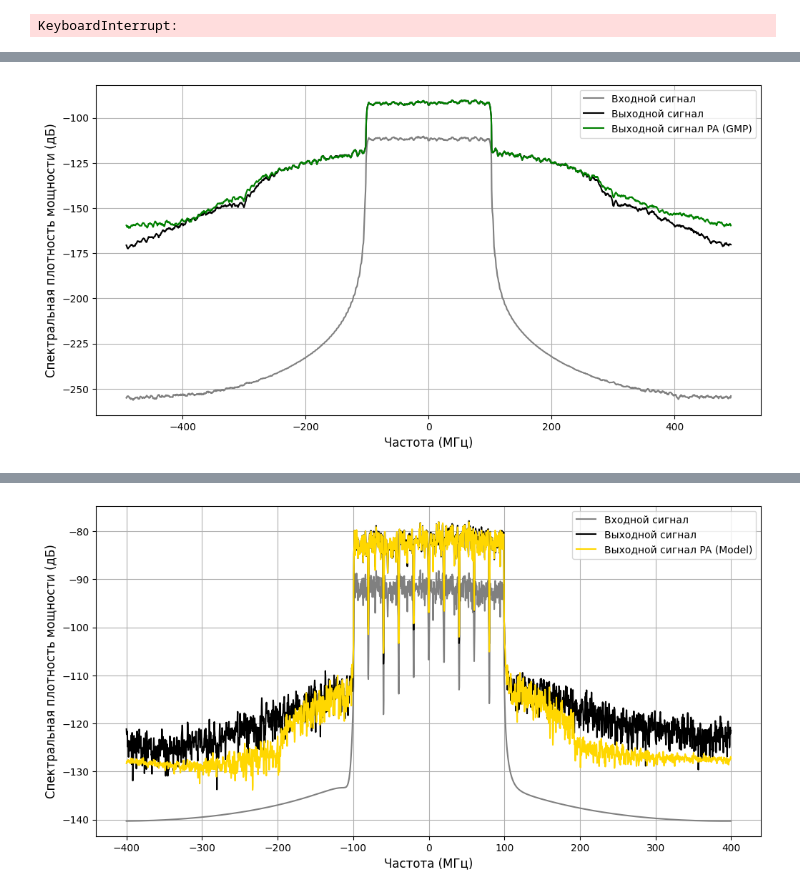
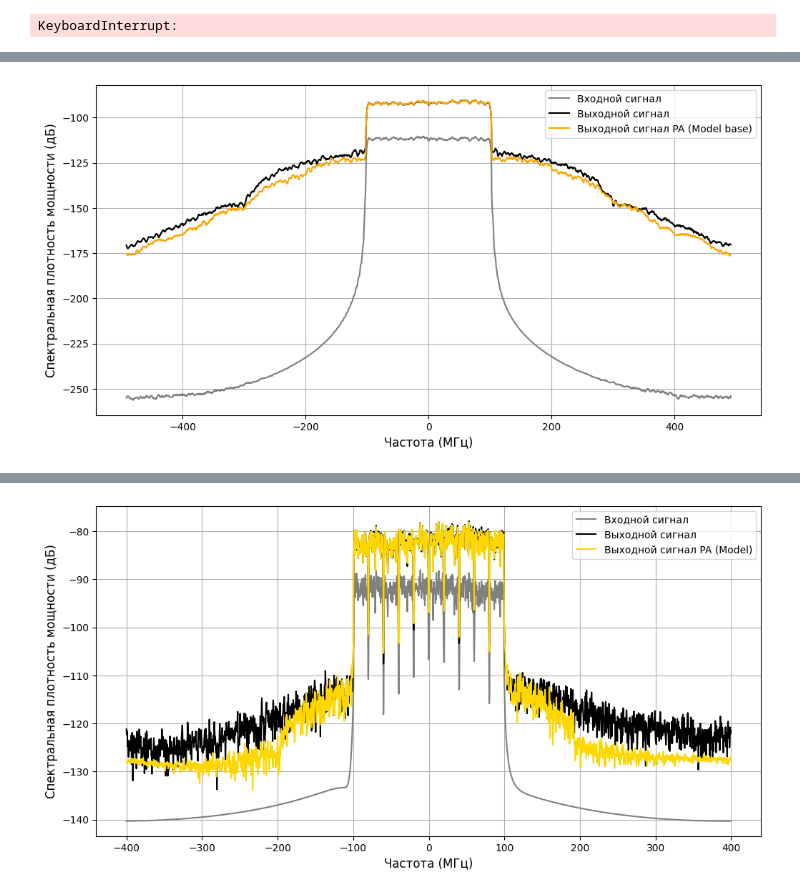
Before and after one commit to pasmornov-m/DPD_Research, a Jupyter notebook: dev_nn_test.ipynb, the cells around one changed output, grey strips where cells are left out. Saved outputs shown, nothing was run; the diff lists cells and outputs as text; code cells hidden in the pictures.

```diff
--- a/dev_nn_test.ipynb
+++ b/dev_nn_test.ipynb
@@ -2294,6 +1333,6 @@ class BiLSTMModel(nn.Module):
 # %%
-frame_length = 64
-batch_size = 128
+frame_length = 32
+batch_size = 256
 batch_size_eval = 1024
 train_size = container.train_input.shape[0]
 
@@ -2399,32 +1562,0 @@ Model NMSE: -35.50
-# %%
-epochs = 25
-lr = 0.001
-config = 'DCCD'
-pa_model_base = SparseLSTM(input_dim=2, hidden_dim=16, output_dim=2, thresh=9, bidirectional=False, config=config, model_name="pa")
-is_load = pa_model_base.load_weights()
-
-total_params = sum(p.numel() for p in pa_model_base.parameters() if p.requires_grad)
-print(f"total_params: {total_params}")
-
-optimizer = torch.optim.AdamW(pa_model_base.parameters(), lr=lr)
-scheduler = torch.optim.lr_scheduler.ReduceLROnPlateau(optimizer, mode='min', factor=0.5, patience=10)
-
-if not is_load:
-    sparse_train(net=pa_model_base,
-            criterion=criterion,
-            optimizer=optimizer,
-            train_loader=pa_train_loader,
-            val_loader=pa_val_loader,
-            n_epochs=epochs,
-            metric_criterion=metric_criterion,
-            scheduler=scheduler,
-            train_size=train_size,
-            warmup_epochs=0)
-    pa_model_base.save_weights()
-
-pa_model_base.evaluate_compression()
-
-utils.freeze_pa_model(pa_model_base)
-y_val_pa_base = learning.net_inference(net=pa_model_base, x=container.val_input, deterministic=True)
-pa_nmse_base = metrics.compute_nmse(y_val_pa_base, container.val_output)
-print(f"Model NMSE: {pa_nmse_base:.2f}")
@@ -2548,34 +1661,34 @@ Model NMSE: -25.59
 # %%
 window_size = 10
 
 freqs, spectrum_x_val = metrics.power_spectrum(container.val_input, container.input_signal_fs, container.nperseg, window_size)
 _, spectrum_y_val = metrics.power_spectrum(container.val_output, container.input_signal_fs, container.nperseg, window_size)
-_, spectrum_pa = metrics.power_spectrum(y_val_pa, container.input_signal_fs, container.nperseg, window_size)
+# _, spectrum_pa = metrics.power_spectrum(y_val_pa, container.input_signal_fs, container.nperseg, window_size)
 _, spectrum_pa_base = metrics.power_spectrum(y_val_pa_base, container.input_signal_fs, container.nperseg, window_size)
 # _, spectrum_pa_vd = metrics.power_spectrum(y_val_pa_vd, container.input_signal_fs, container.nperseg, window_size)
 # _, spectrum_pa_full = metrics.power_spectrum(y_val_pa_full, container.input_signal_fs, container.nperseg, window_size)
 
 xlabel="Частота (МГц)"
 ylabel= "Спектральная плотность мощности (дБ)"
 fontsize = 12
 figsize=(12, 6)
 
 plt.figure(figsize=figsize)
 
 plt.plot(freqs / 1e6, spectrum_x_val, color='grey', label='Входной сигнал')
 plt.plot(freqs / 1e6, spectrum_y_val, color='black', label='Выходной сигнал')
-plt.plot(freqs / 1e6, spectrum_pa, color='green', label='Выходной сигнал PA (GMP)')
+# plt.plot(freqs / 1e6, spectrum_pa, color='green', label='Выходной сигнал PA (GMP)')
 plt.plot(freqs / 1e6, spectrum_pa_base, color='orange', label='Выходной сигнал PA (Model base)')
 # plt.plot(freqs / 1e6, spectrum_pa_vd, color='springgreen', label='Выходной сигнал PA (Model vd)')
 # plt.plot(freqs / 1e6, spectrum_pa_full, color='blueviolet', label='Выходной сигнал PA (Model full)')
 
 plt.xlabel(xlabel, fontsize=fontsize)
 plt.ylabel(ylabel, fontsize=fontsize)
 plt.legend()
 plt.grid()
 plt.show()
 # %% [output]
-[figure, old version]
+[figure, new version]
 # %%
 
 
```
Also changed, not shown: parts of 17 cells of this notebook, 2 other files.
